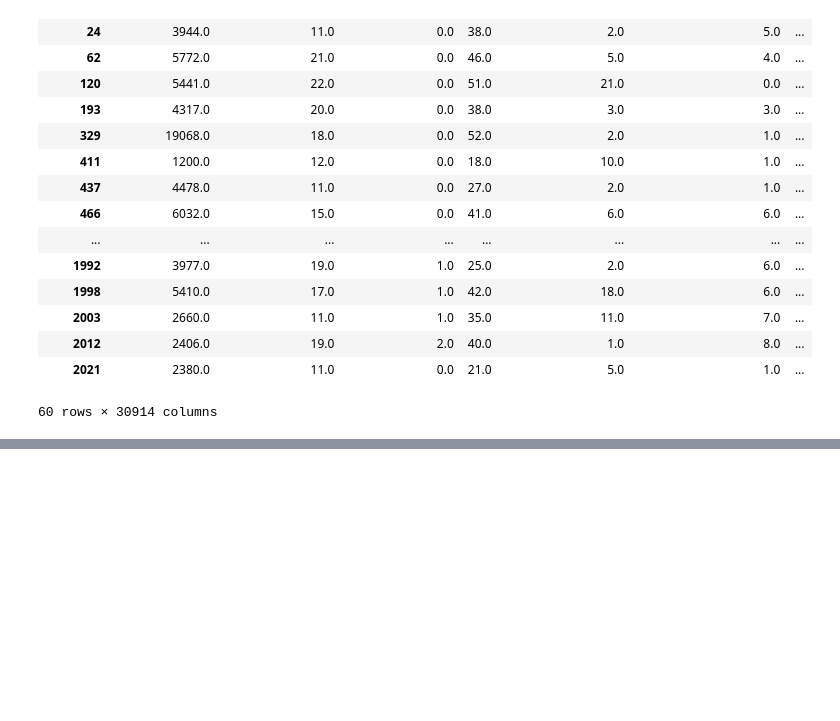
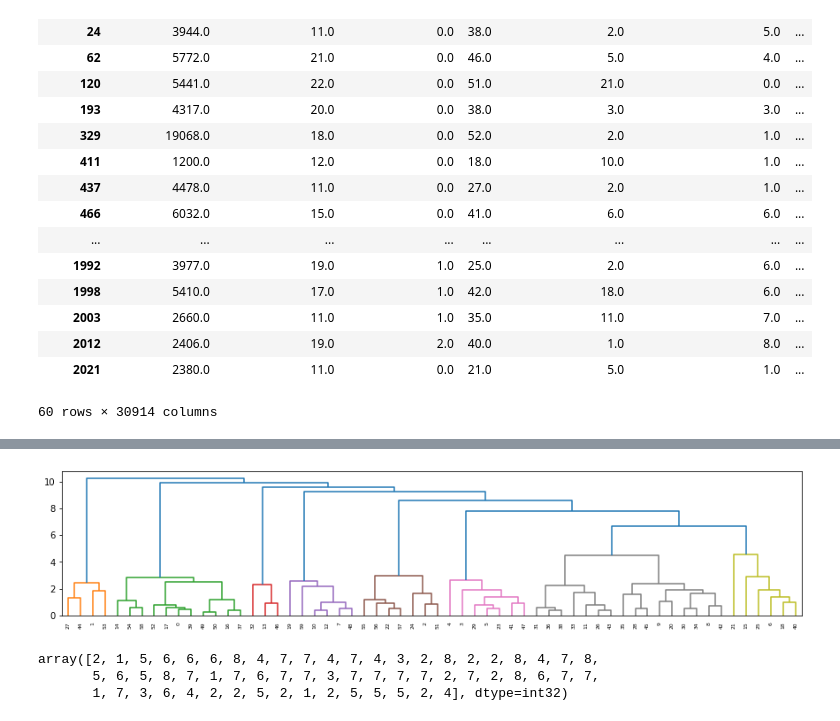
Before and after one commit to minstrel1149/HR_analytics_1, a Jupyter notebook: Attrition_analytics_features.ipynb, the cells around one changed output, grey strips where cells are left out. Drawn from its saved outputs; the diff is of its cells as text; code cells hidden in the pictures; blank space fills up the shorter version.

```diff
--- a/Attrition_analytics_features.ipynb
+++ b/Attrition_analytics_features.ipynb
@@ -447,0 +465,6 @@ X_attr_cluster
+# %%
+# Variance 설명량이 80%가 넘는 n_factors를 선택하여 Factor Loadings 확인
+n_factors = 6
+fa = FactorAnalyzer(n_factors=n_factors, method='principal', rotation='varimax').fit(X_attr_part_sc)
+fl_matrix = pd.DataFrame(fa.loadings_, columns=[f'Factor{i:02}' for i in range(1, n_factors + 1)], index=X_attr_pred_part.columns)
+fl_matrix
@@ -447,0 +506,7 @@ X_attr_cluster
+# %%
+# Factor들에 대한 해석
+factor_interpret = {'Factor01':'FreqMove_NotEnvSat', 'Factor02':'Age_JobInvolvement', 'Factor03':'HighWLB_etc',
+                    'Factor04':'Male_OverTime_FreqMove', 'Factor05':'OverTime_Technician', 'Factor06':'Sales_FreqMove'}
+# %%
+X_attr_fa = pd.DataFrame(fa.transform(X_attr_part_sc), columns=factor_interpret.values(), index=X_attr_pred_part.index)
+X_attr_fa
@@ -447,0 +532,21 @@ X_attr_cluster
+# %%
+# Factor analysis 완료된 자료로 다시 hierachical clustering도 진행
+# ward method로 확인
+cluster = sch.linkage(X_attr_fa, method='ward', metric='euclidean')
+plt.figure(figsize=(15, 3))
+sch.dendrogram(cluster, color_threshold=6)
+plt.show()
+# %% [output]
+[figure, added]
+# %%
+# hierachical clustering을 통한 작업을 적용
+assignments = sch.fcluster(cluster, t=6, criterion='distance')
+assignments
+# 참고 K-Means를 통한 작업
+#kmeans = KMeans(n_clusters=7, random_state=0).fit(X_attr_fa)
+#assignments = kmeans.labels_
+#assignments
+# %% [output]
+array([2, 1, 5, 6, 6, 6, 8, 4, 7, 7, 4, 7, 4, 3, 2, 8, 2, 2, 8, 4, 7, 8,
+       5, 6, 5, 8, 7, 1, 7, 6, 7, 7, 3, 7, 7, 7, 7, 2, 7, 2, 8, 6, 7, 7,
+       1, 7, 3, 6, 4, 2, 2, 5, 2, 1, 2, 5, 5, 5, 2, 4], dtype=int32)
```
Also changed, not shown: parts of 19 cells of this notebook.
